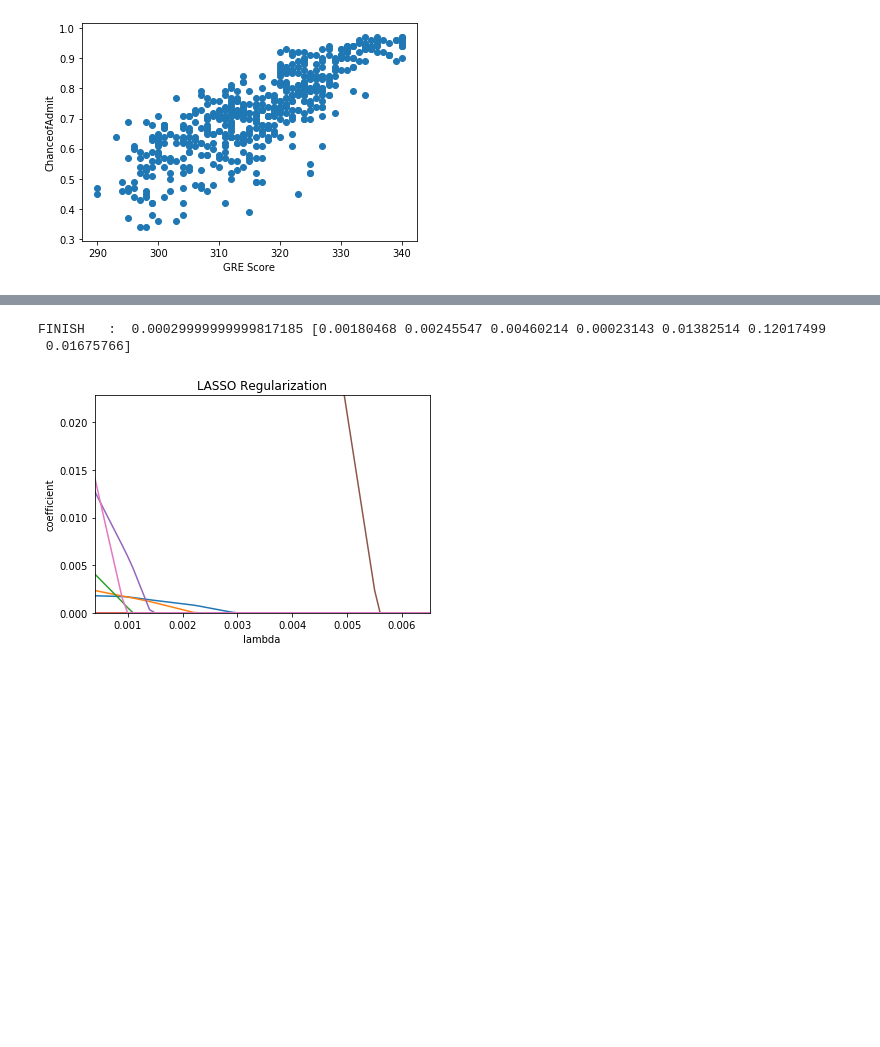
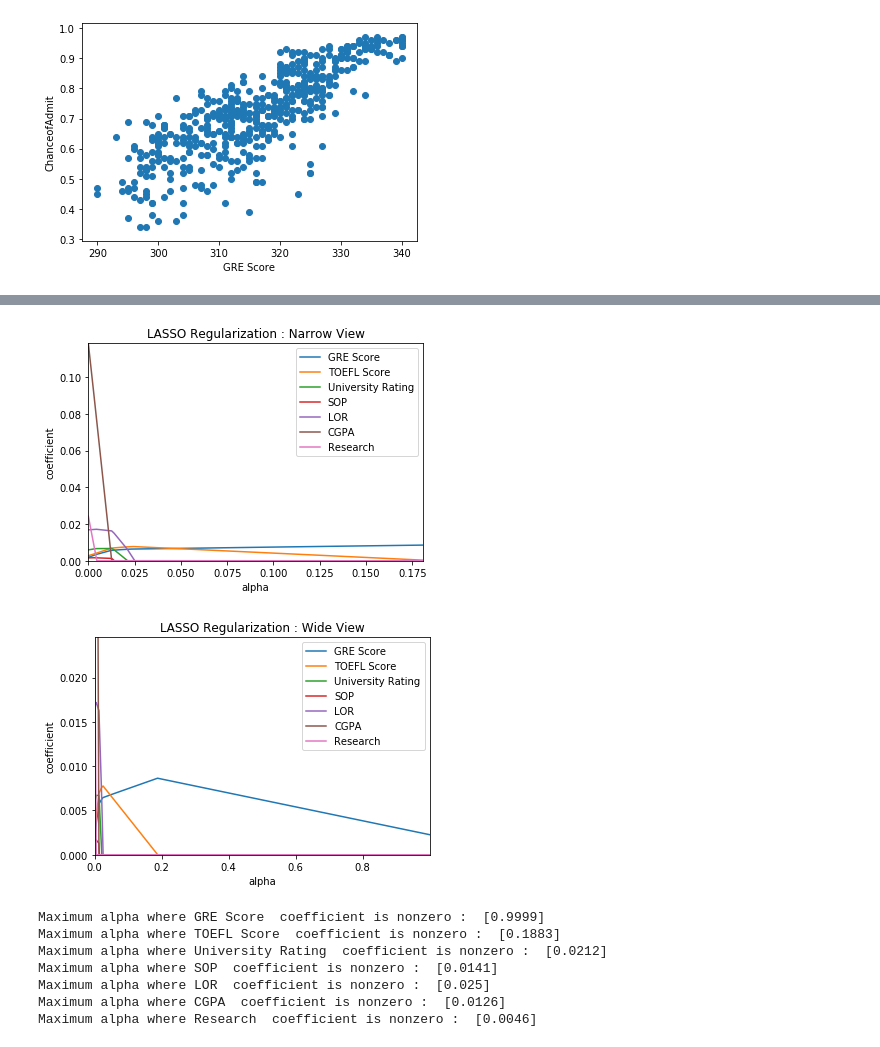
Before and after one commit to kimjungwow/MAS480-Mathematical-Foundation-for-Artifical-Intelligence, a Jupyter notebook: graduateAdmission.ipynb, the cells around one changed output, grey strips where cells are left out. Drawn from its saved outputs; the diff is of its cells as text; code cells hidden in the pictures; blank space fills up the shorter version.

Commit message:
Show coef values

```diff
--- a/graduateAdmission.ipynb
+++ b/graduateAdmission.ipynb
@@ -27,53 +48,75 @@ colnames = df_train_drop.columns
 # %%
-lassoCoefArr = np.ndarray(shape=(df_train_drop.shape[1],9000), dtype=float)
-lambdaArr = np.array([])
-
-
-lambdaIter = 0.1
+lassoCoefArr = np.ndarray(shape=(df_train_drop.shape[1],10000), dtype=float)
+alphaArr = np.array([])
+alphaIter = 0.9999
 firstNonZeroIndex = 0
 lastIndex=0
-
-while(lambdaIter<=1):
-#     print(lambdaIter)
+featureArr = np.zeros((df_train_drop.shape[1],1))
+while(alphaIter>0):
     # create a lasso regressor
-    lasso = Lasso(alpha=lambdaIter, normalize=True)
+    lasso = Lasso(alpha=alphaIter)
 
     # Fit the regressor to the data
     lasso.fit(X,y)
-    b = np.array([lambdaIter])
-    c = np.array(lasso.coef_)
-    lambdaArr = np.concatenate((lambdaArr, b), axis=0)
 
+    alphaArr = np.concatenate((alphaArr, np.array([alphaIter])), axis=0)
 
     for i in range(df_train_drop.shape[1]):
         lassoCoefArr[i][lastIndex]=lasso.coef_[i]
 
     numberOfNonZeroCoef=0
-    for j in lasso.coef_:
-        if j>0:
-            numberOfNonZeroCoef += 1
-    if numberOfNonZeroCoef==7:
-        print("FINISH   : ",lambdaIter, lasso.coef_)
-        break
+    for index in range(df_train_drop.shape[1]):
+        if lasso.coef_[index]>0:
+            numberOfNonZeroCoef +=1
+            if featureArr[index] < alphaIter:
+                featureArr[index]=alphaIter
 
-    lambdaIter -= 0.0001
-    round(lambdaIter,5)
+    #if numberOfNonZeroCoef==7:
+        #break
+
+    alphaIter -= 0.0001
+    round(alphaIter,5)
     if numberOfNonZeroCoef==0:
         firstNonZeroIndex += 1
     lastIndex +=1
 
+if(firstNonZeroIndex>10):
+    firstNonZeroIndex -= 10
 
-firstNonZeroIndex -= 10
-plt.title('LASSO Regularization')
-plt.xlabel('lambda')
+plt.title('LASSO Regularization : Narrow View')
+plt.xlabel('alpha')
 plt.ylabel('coefficient')
 colors = ['tab:blue', 'tab:orange', 'tab:green','tab:red','tab:purple','tab:brown','tab:pink','tab:gray','tab:olive','tab:cyan','b', 'g', 'r', 'c', 'm', 'y', 'k']
 for x in range(df_train_drop.shape[1]):
-    plt.plot(lambdaArr[firstNonZeroIndex:lastIndex],lassoCoefArr[x][firstNonZeroIndex:lastIndex],colors[x])
+    plt.plot(alphaArr[firstNonZeroIndex:lastIndex],lassoCoefArr[x][firstNonZeroIndex:lastIndex],colors[x], label=colnames[x])
+
+plt.legend()
 plt.margins(0.00001)
+plt.xlim(0,np.mean(featureArr))
+plt.show()
+
+plt.title('LASSO Regularization : Wide View')
+plt.xlabel('alpha')
+plt.ylabel('coefficient')
+
+for x in range(df_train_drop.shape[1]):
+    plt.plot(alphaArr[firstNonZeroIndex:lastIndex],lassoCoefArr[x][firstNonZeroIndex:lastIndex],colors[x], label=colnames[x])
+
+plt.legend()
+plt.margins(0.00001)
+#plt.xlim(0,np.mean(featureArr))
 plt.ylim(0,np.mean(lasso.coef_))
 plt.show()
+
+for x in range(df_train_drop.shape[1]):
+    print('Maximum alpha where',colnames[x],' coefficient is nonzero : ',featureArr[x])
 # %% [output]
+[figure, new version]
+[figure, added]
-FINISH   :  0.00029999999999817185 [0.00180468 0.00245547 0.00460214 0.00023143 0.01382514 0.12017499
- 0.01675766]
+Maximum alpha where GRE Score  coefficient is nonzero :  [0.9999]
+Maximum alpha where TOEFL Score  coefficient is nonzero :  [0.1883]
+Maximum alpha where University Rating  coefficient is nonzero :  [0.0212]
+Maximum alpha where SOP  coefficient is nonzero :  [0.0141]
+Maximum alpha where LOR  coefficient is nonzero :  [0.025]
+Maximum alpha where CGPA  coefficient is nonzero :  [0.0126]
+Maximum alpha where Research  coefficient is nonzero :  [0.0046]
-[figure, old version]
```
Also changed, not shown: parts of 11 cells of this notebook.
